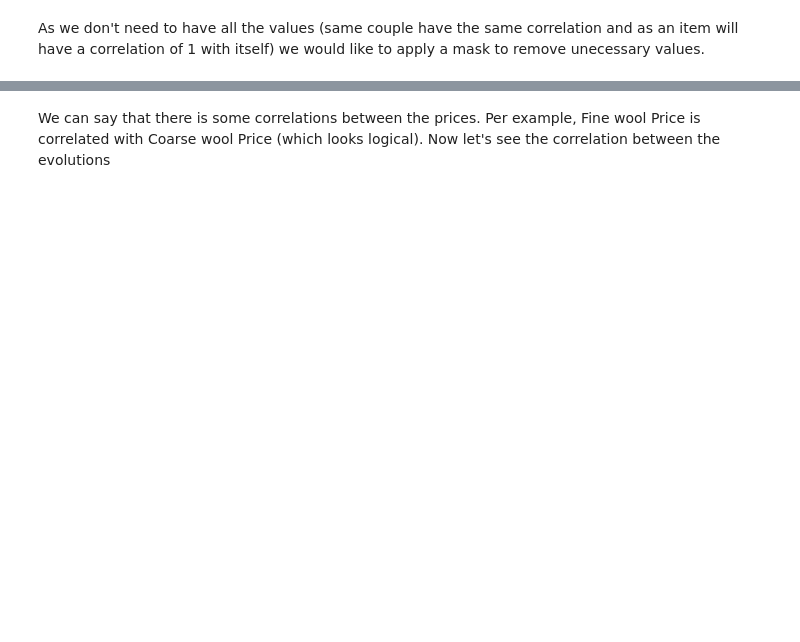
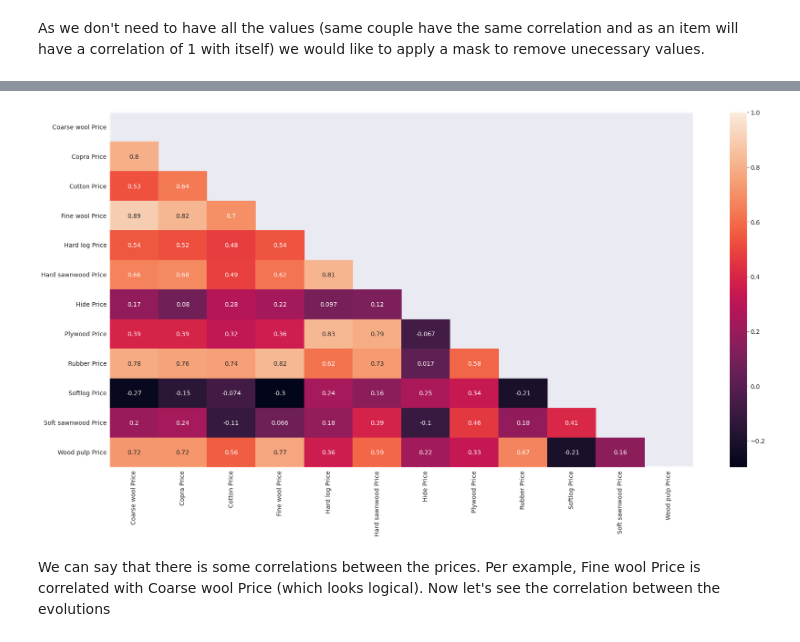
Before and after one commit to Bennybeams/DataExplorationPython, a Jupyter notebook: Data_Exploration.ipynb, the cells around one changed output, grey strips where cells are left out. Drawn from its saved outputs; the diff is of its cells as text; code cells hidden in the pictures; blank space fills up the shorter version.

```diff
--- a/Data_Exploration.ipynb
+++ b/Data_Exploration.ipynb
@@ -135,9 +325,9 @@ As we don't need to have all the values (same couple have the same correlation a
 # %%
-mask = np.triu(np.ones_like(corrmat)) #create a matrix with 1 for unwanted values
-print(mask)
-plt.figure(figsize = (12, 9))
+plt.figure(figsize=(30,15))
 sns.heatmap(corrmat, vmax = 1,mask=mask, annot = True) #apply the mask to remove unwanted values from the plot
 plt.show()
+# %% [output]
+[figure, added]
 # %% [markdown]
 We can say that there is some correlations between the prices. Per example, Fine wool Price is correlated with Coarse wool Price (which looks logical).
 Now let's see the correlation between the evolutions
```
Also changed, not shown: parts of 24 cells of this notebook.
